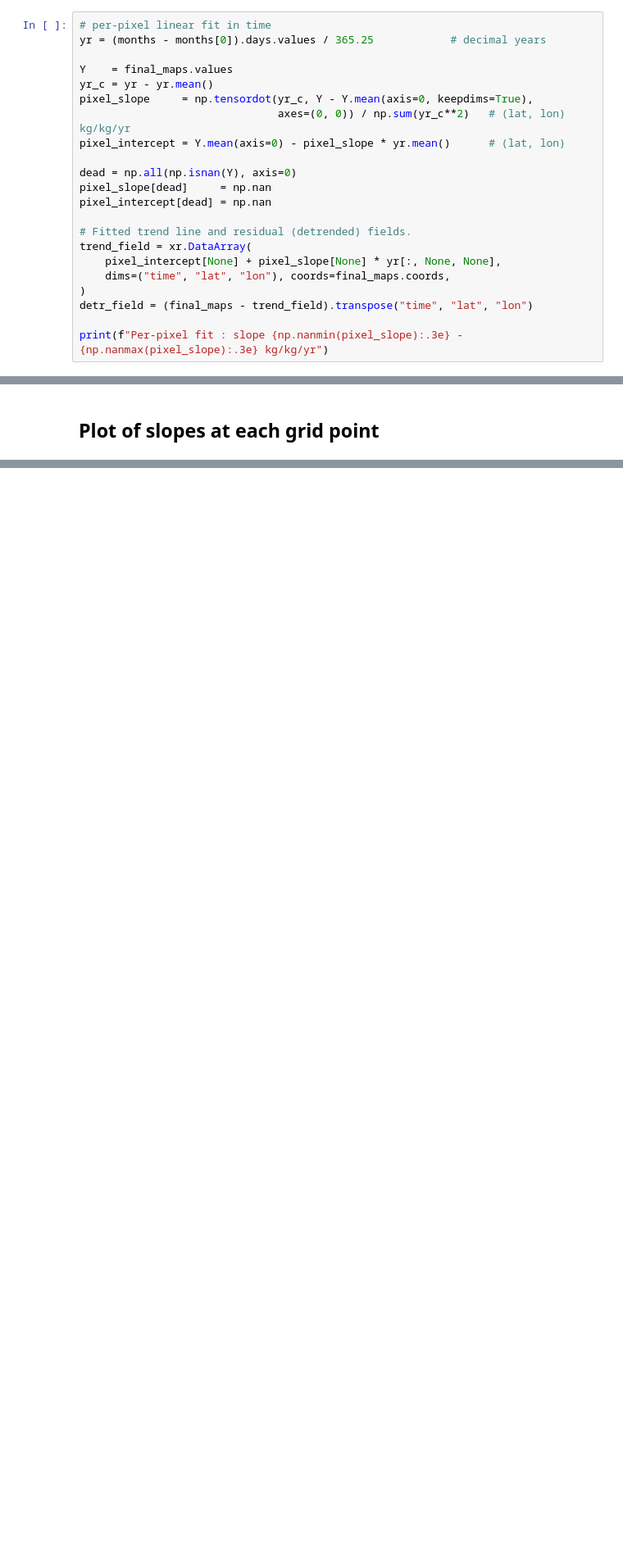
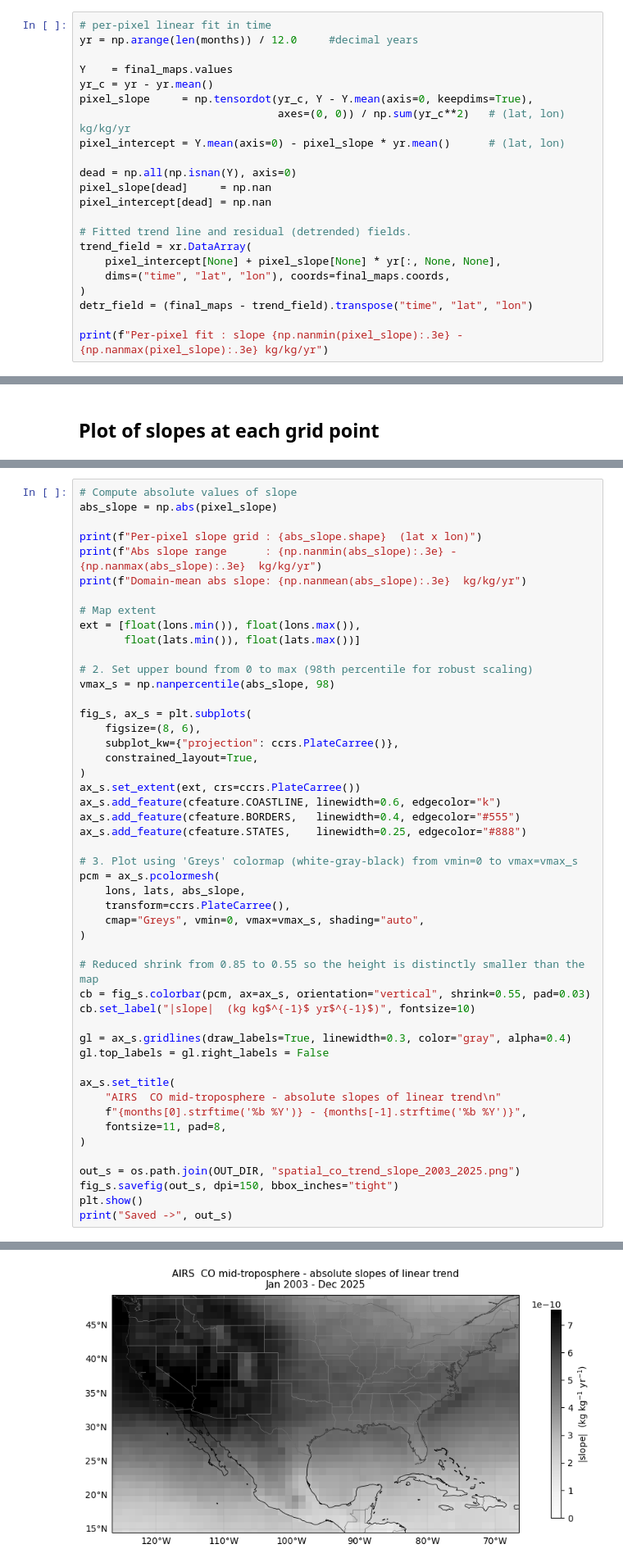
Before and after one commit to manohar322028/harmonic-analysis, a Jupyter notebook: Scripts/new-eof-and-harmonic.ipynb, the cells around one changed output, grey strips where cells are left out. Shown at 82% size. Drawn from its saved outputs; the diff is of its cells as text; blank space fills up the shorter version.

```diff
--- a/Scripts/new-eof-and-harmonic.ipynb
+++ b/Scripts/new-eof-and-harmonic.ipynb
@@ -188,7 +188,7 @@ Saved -> ../Figures\co_mmr_midtrop_std_2003_2025.png
 ## Per-pixel linear fit using ordinary least squares
 # %%
 # per-pixel linear fit in time
-yr = (months - months[0]).days.values / 365.25            # decimal years
+yr = np.arange(len(months)) / 12.0     #decimal years
 
 Y    = final_maps.values
 yr_c = yr - yr.mean()
@@ -271,0 +274,50 @@ Saved -> ../Figures\spatial_co_trend_slope_2003_2025.png
+# %%
+# Compute absolute values of slope
+abs_slope = np.abs(pixel_slope)
+
+print(f"Per-pixel slope grid : {abs_slope.shape}  (lat x lon)")
+print(f"Abs slope range      : {np.nanmin(abs_slope):.3e} - {np.nanmax(abs_slope):.3e}  kg/kg/yr")
+print(f"Domain-mean abs slope: {np.nanmean(abs_slope):.3e}  kg/kg/yr")
+
+# Map extent
+ext = [float(lons.min()), float(lons.max()),
+       float(lats.min()), float(lats.max())]
+
+# 2. Set upper bound from 0 to max (98th percentile for robust scaling)
+vmax_s = np.nanpercentile(abs_slope, 98)
+
+fig_s, ax_s = plt.subplots(
+    figsize=(8, 6),
+    subplot_kw={"projection": ccrs.PlateCarree()},
+    constrained_layout=True,
+)
+ax_s.set_extent(ext, crs=ccrs.PlateCarree())
+ax_s.add_feature(cfeature.COASTLINE, linewidth=0.6, edgecolor="k")
+ax_s.add_feature(cfeature.BORDERS,   linewidth=0.4, edgecolor="#555")
+ax_s.add_feature(cfeature.STATES,    linewidth=0.25, edgecolor="#888")
+
+# 3. Plot using 'Greys' colormap (white-gray-black) from vmin=0 to vmax=vmax_s
+pcm = ax_s.pcolormesh(
+    lons, lats, abs_slope,
+    transform=ccrs.PlateCarree(),
+    cmap="Greys", vmin=0, vmax=vmax_s, shading="auto",
+)
+
+# Reduced shrink from 0.85 to 0.55 so the height is distinctly smaller than the map
+cb = fig_s.colorbar(pcm, ax=ax_s, orientation="vertical", shrink=0.55, pad=0.03)
+cb.set_label("|slope|  (kg kg$^{-1}$ yr$^{-1}$)", fontsize=10)
+
+gl = ax_s.gridlines(draw_labels=True, linewidth=0.3, color="gray", alpha=0.4)
+gl.top_labels = gl.right_labels = False
+
+ax_s.set_title(
+    "AIRS  CO mid-troposphere - absolute slopes of linear trend\n"
+    f"{months[0].strftime('%b %Y')} - {months[-1].strftime('%b %Y')}",
+    fontsize=11, pad=8,
+)
+
+out_s = os.path.join(OUT_DIR, "spatial_co_trend_slope_2003_2025.png")
+fig_s.savefig(out_s, dpi=150, bbox_inches="tight")
+plt.show()
+print("Saved ->", out_s)
+# %% [output]
@@ -271,0 +327 @@ Saved -> ../Figures\spatial_co_trend_slope_2003_2025.png
+[figure, added]
```
Also changed, not shown: parts of 6 cells of this notebook, 18 other files.
